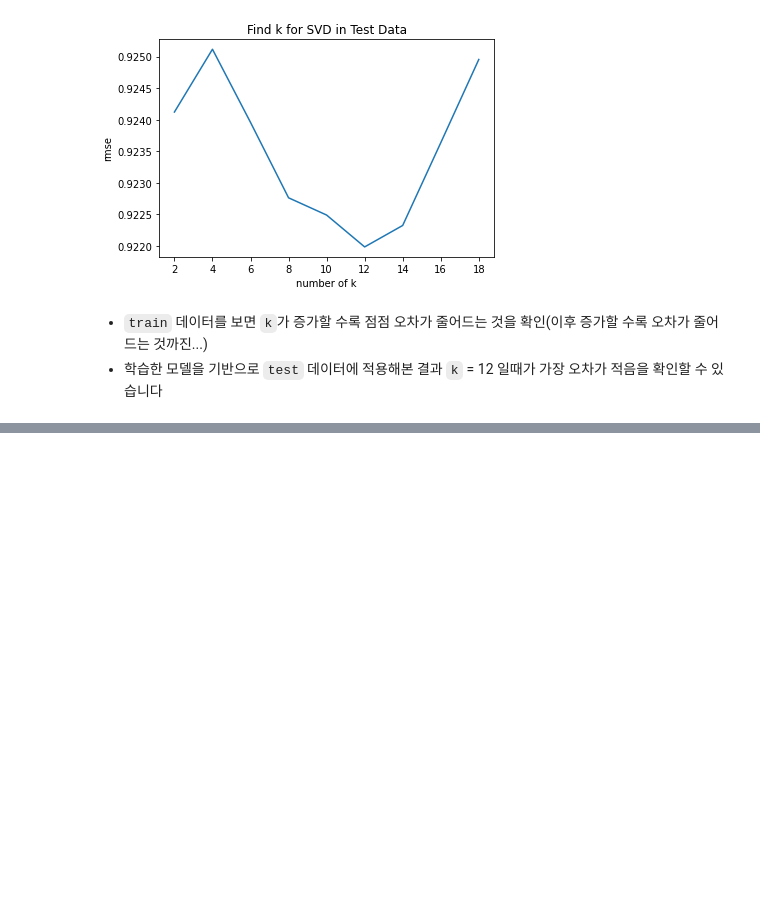
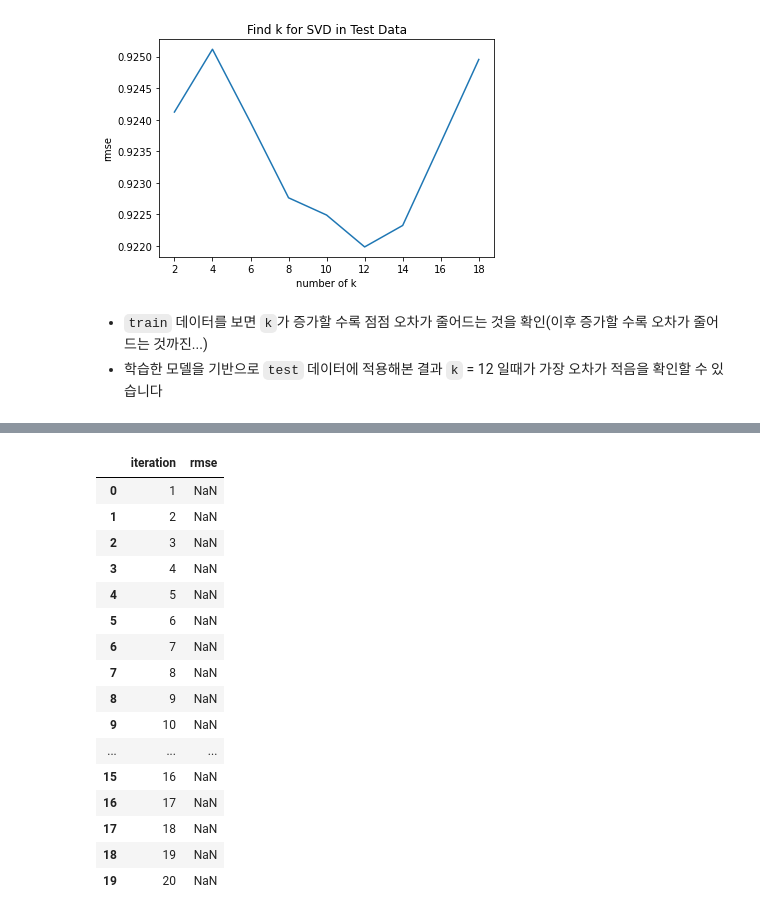
Before and after one commit to pray92/recommendation_system, a Jupyter notebook: recommendation_system_week_3rd_practice.ipynb, the cells around one changed output, grey strips where cells are left out. Drawn from its saved outputs; the diff is of its cells as text; code cells hidden in the pictures; blank space fills up the shorter version.

```diff
--- a/recommendation_system_week_3rd_practice.ipynb
+++ b/recommendation_system_week_3rd_practice.ipynb
@@ -279,0 +324,4 @@ plt.show()
+# %%
+# 무비렌즈 학습 데이터
+ratings_df = pd.read_csv(path + 'ratings.csv', encoding='utf-8')
+ratings_df
@@ -279,0 +390,2 @@ plt.show()
+# %%
+samples = [(i, j, R[i, j]) for i in range(num_users) for j in range(num_items) if R[i, j] > 0]
@@ -279,0 +407,37 @@ plt.show()
+# %%
+# SGD를 활용한 파라미터 업데이트
+
+training_result = []
+
+for epoch in range(epochs):
+
+    # 학습 데이터 순서를 셔플링 -> 다른 순서로 학습하기 때문에 수렴이 더 잘됨, 매 epoch마다 수행
+    np.random.shuffle(samples)
+
+    for i, j, r in samples:
+
+        # 현재 주어진 파라미터로 predicted rating을 구함
+        prediction = b + b_u[i] + b_i[j] + P[i, :].dot(Q[j, :].T)
+        # 실제 rating과 predicted rating의 차이가 error
+        e = (r - prediction)
+
+        # 유저, 아이템 bias 파라미터를 업데이트
+        b_u[i] += learning_rate * (e - regularization * b_u[i])
+        b_i[j] += learning_rate * (e - regularization * b_i[j])
+
+        # 유저, 아이템 잠재 행렬 파라미터를 업데이트
+        P[i, :] += learning_rate * (e * Q[j, :] - regularization * P[i,:])
+        Q[j, :] += learning_rate * (e * P[i, :] - regularization * Q[j,:])
+
+
+    # 학습이 모두 끝나고 학습 데이터를 활용해 training loss를 구합니다
+    ut, it = R.nonzero()
+    predicted_R = b + b_u[:,np.newaxis] + b_i[np.newaxis:,] + P.dot(Q.T) # add new axis, dimension 1 => 2
+    error = []
+    for x, y in zip(ut, it):
+        error.append(pow(R[x, y] - predicted_R[x, y], 2))
+    rmse = np.sqrt(np.asarray(error).mean())
+    print(epoch + 1, rmse)
+    training_result.append([epoch+1, rmse])
+
+training_result_pd = pd.DataFrame(training_result, columns = ['iteration', 'rmse'])
@@ -279,0 +465,20 @@ plt.show()
+# %%
+training_result_pd
+# %% [output]
+|  | iteration | rmse |
+| 0 | 1 | NaN |
+| 1 | 2 | NaN |
+| 2 | 3 | NaN |
+| 3 | 4 | NaN |
+| 4 | 5 | NaN |
+| 5 | 6 | NaN |
+| 6 | 7 | NaN |
+| 7 | 8 | NaN |
+| 8 | 9 | NaN |
+| 9 | 10 | NaN |
+| ... | ... | ... |
+| 15 | 16 | NaN |
+| 16 | 17 | NaN |
+| 17 | 18 | NaN |
+| 18 | 19 | NaN |
+| 19 | 20 | NaN |
```
Also changed, not shown: parts of 15 cells of this notebook, 1 other file.
